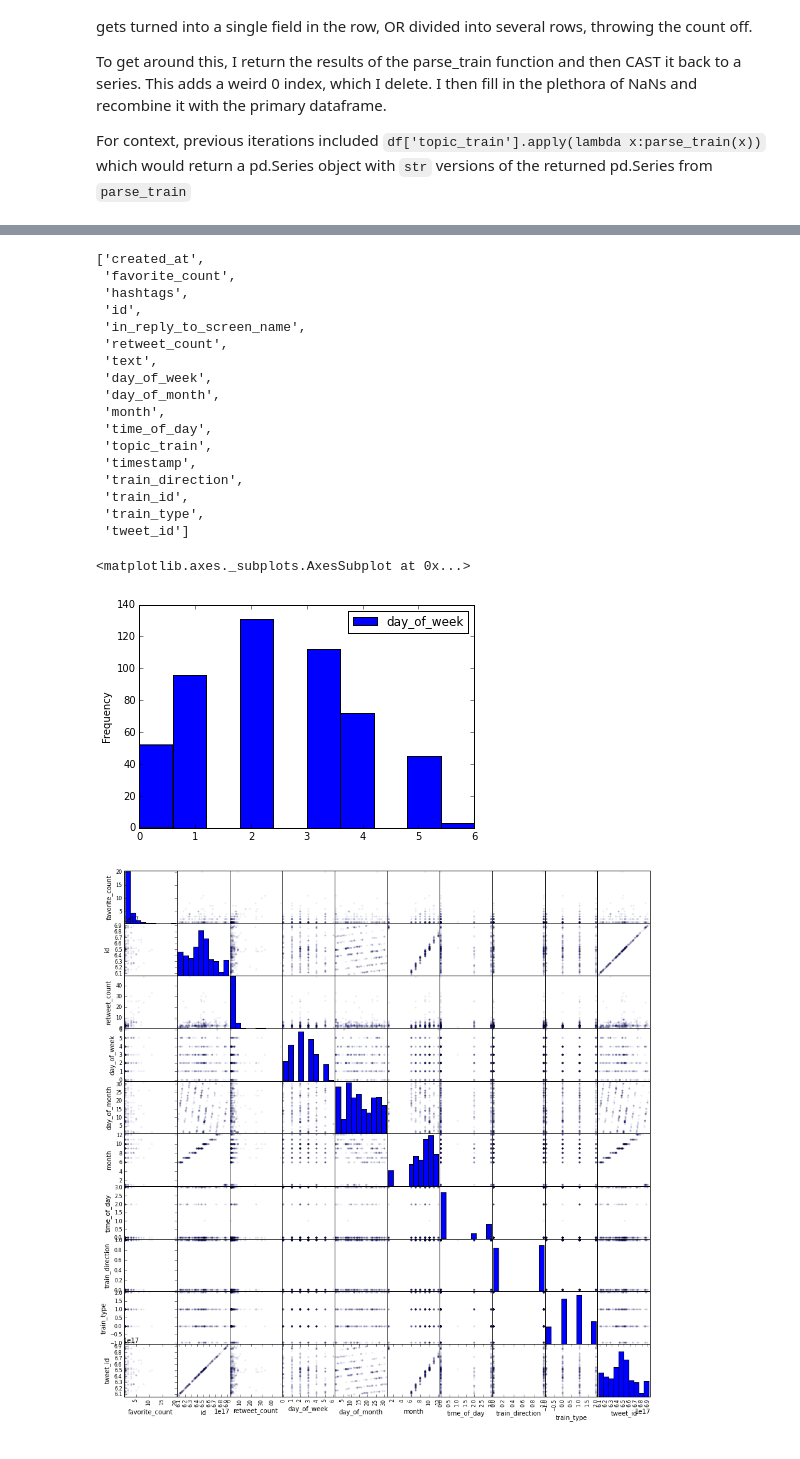
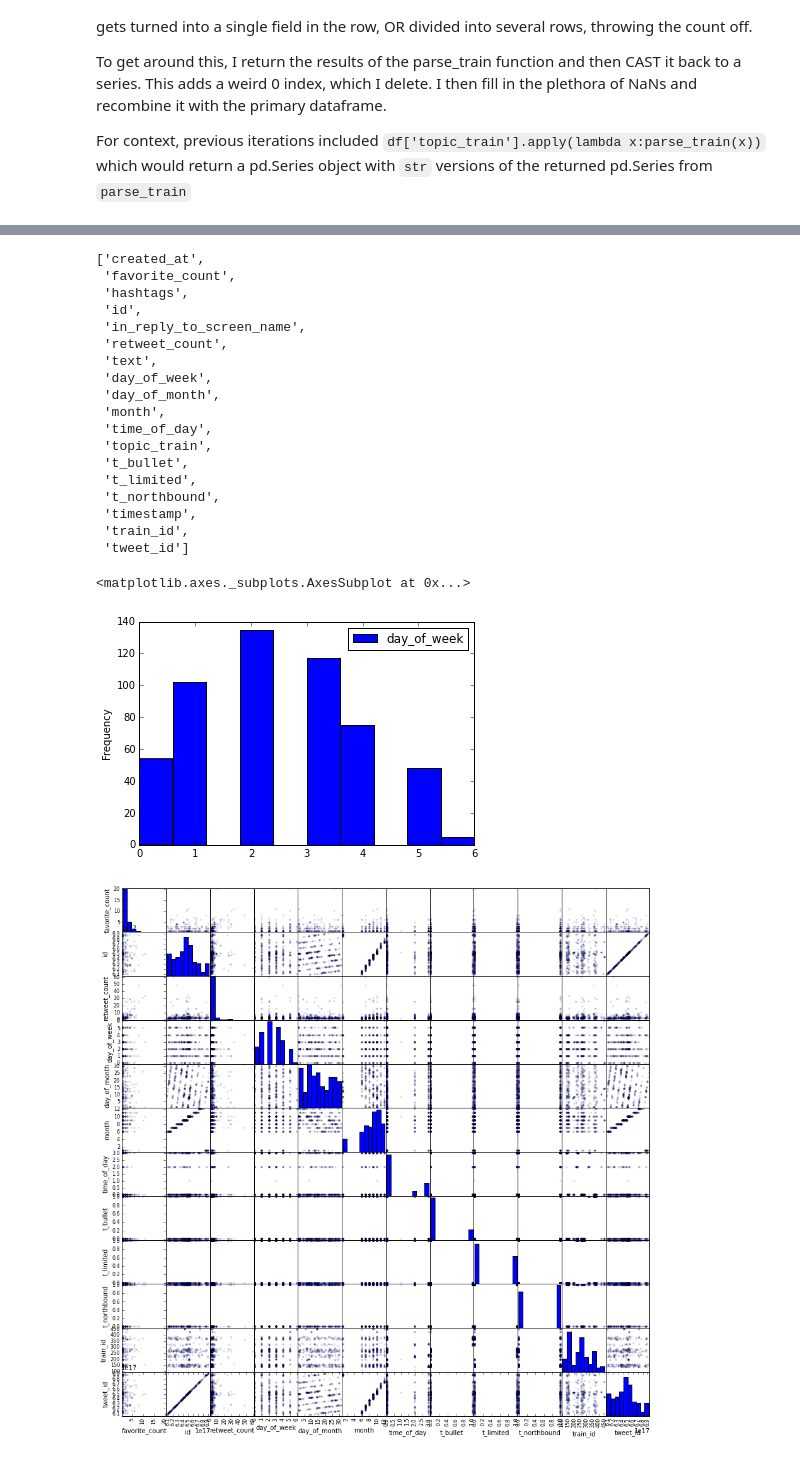
Before and after one commit to lovettbarron/caltrain-predict, a Jupyter notebook: 01explore.ipynb, the cells around one changed output, grey strips where cells are left out. Drawn from its saved outputs; the diff is of its cells as text; code cells hidden in the pictures.

```diff
--- a/01explore.ipynb
+++ b/01explore.ipynb
@@ -147,6 +140,6 @@ dtype: object
 # %%
 # Pull out potential trains from both hashtags and text
-df["topic_train"] = df["text"].apply(lambda x: check_hashtag(x))
+df["topic_train"] = df["text"].apply(lambda x: check_train_id(x))
 df["topic_train"] = df["topic_train"].apply(lambda x: str(x)[1:-1])
 df["topic_train"].fillna(np.nan)
 df.head(5)
@@ -278,20 +304,21 @@ list(df.columns.values)
  'month',
  'time_of_day',
  'topic_train',
+ 't_bullet',
+ 't_limited',
+ 't_northbound',
  'timestamp',
- 'train_direction',
  'train_id',
- 'train_type',
  'tweet_id']
 # %%
 df.plot(x='time_of_day',y='day_of_week',kind='hist')
 # %% [output]
 <matplotlib.axes._subplots.AxesSubplot at 0x...>
-[figure, old version]
+[figure, new version]
 # %%
-pd.scatter_matrix(df,alpha=0.05,figsize=(15,15), diagonal='hist');
+pd.scatter_matrix(df,alpha=0.1,figsize=(15,15), diagonal='hist');
 # %% [output]
-[figure, old version]
+[figure, new version]
 # %%
 df.groupby('month').describe()
 # %% [output]
```
Also changed, not shown: parts of 16 cells of this notebook, 2 other files.
